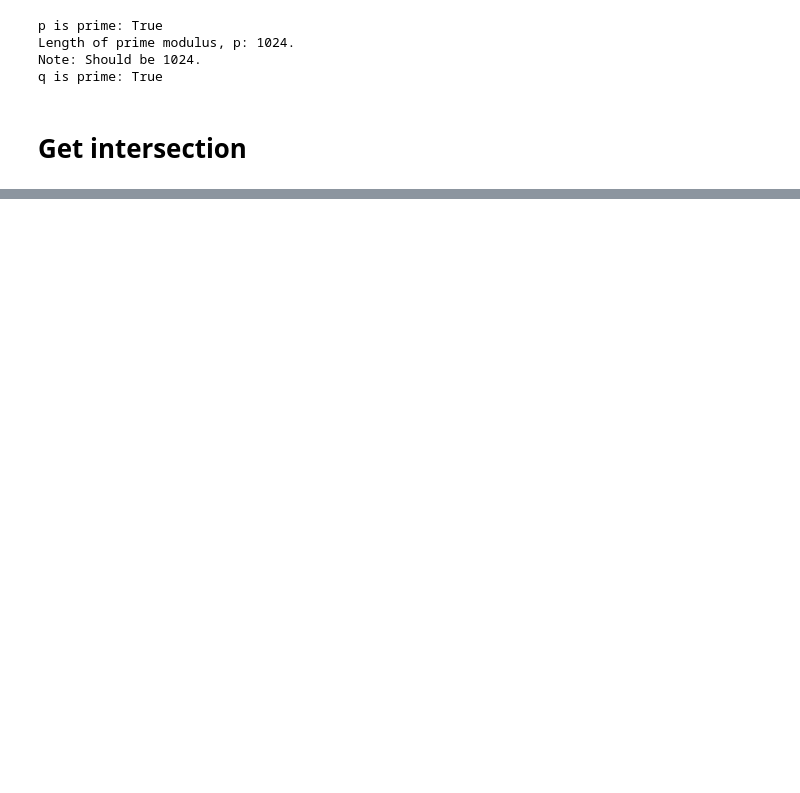
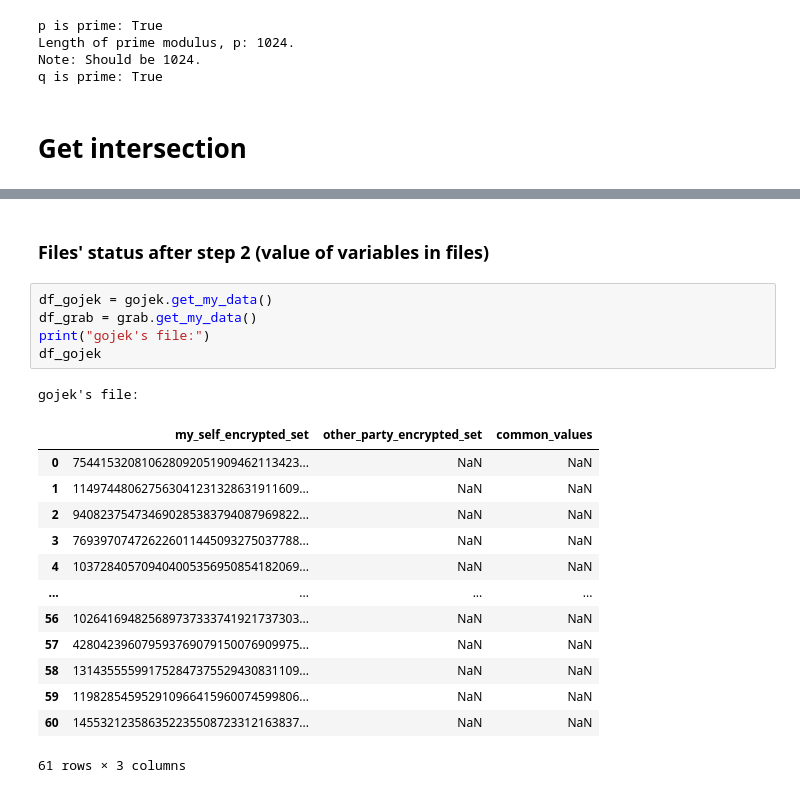
Before and after one commit to LimJiaJing/cz4010-project-python, a Jupyter notebook: v1.0.ipynb, the cells around one changed output, grey strips where cells are left out. Drawn from its saved outputs; the diff is of its cells as text; blank space fills up the shorter version.

```diff
--- a/v1.0.ipynb
+++ b/v1.0.ipynb
@@ -240,0 +312,22 @@ q is prime: True
+# %% [markdown]
+### Files' status after step 2 (value of variables in files)
+# %%
+df_gojek = gojek.get_my_data()
+df_grab = grab.get_my_data()
+print("gojek's file:")
+df_gojek
+# %% [output]
+gojek's file:
+|  | my_self_encrypted_set | other_party_encrypted_set | common_values |
+| 0 | 754415320810628092051909462113423... | NaN | NaN |
+| 1 | 114974480627563041231328631911609... | NaN | NaN |
+| 2 | 940823754734690285383794087969822... | NaN | NaN |
+| 3 | 769397074726226011445093275037788... | NaN | NaN |
+| 4 | 103728405709404005356950854182069... | NaN | NaN |
+| ... | ... | ... | ... |
+| 56 | 102641694825689737333741921737303... | NaN | NaN |
+| 57 | 428042396079593769079150076909975... | NaN | NaN |
+| 58 | 131435555991752847375529430831109... | NaN | NaN |
+| 59 | 119828545952910966415960074599806... | NaN | NaN |
+| 60 | 145532123586352235508723312163837... | NaN | NaN |
+61 rows × 3 columns
```
Also changed, not shown: parts of 30 cells of this notebook.
